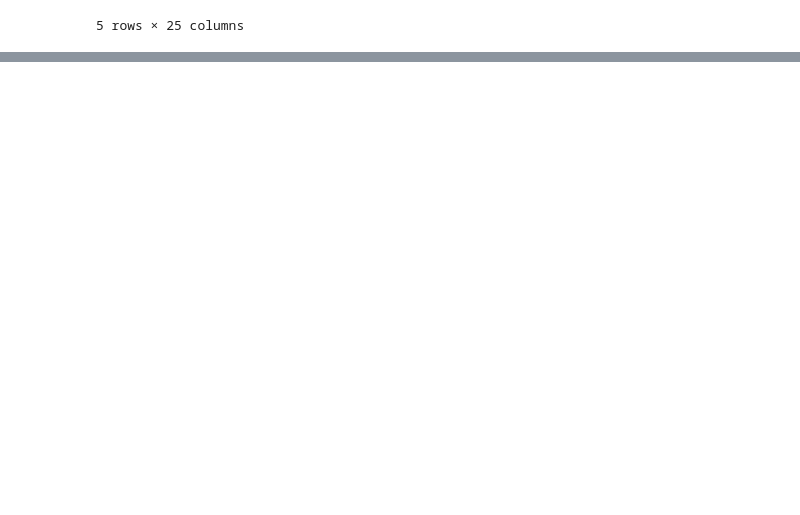
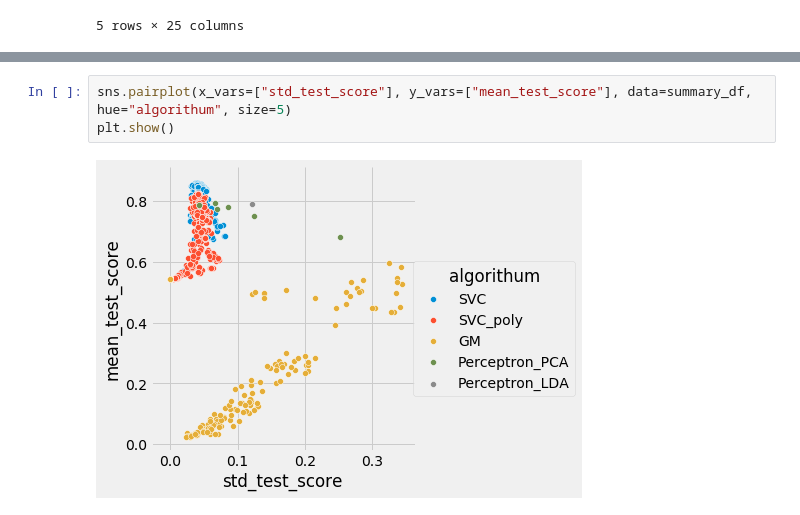
Before and after one commit to TychonautVII/heart_disease_dm, a Jupyter notebook: heart_disease/playground.ipynb, the cells around one changed output, grey strips where cells are left out. Cells and saved outputs as stored; diff of their text form; blank space fills up the shorter version.

```diff
--- a/heart_disease/playground.ipynb
+++ b/heart_disease/playground.ipynb
@@ -68,0 +113,5 @@ Index(['age', 'trestbps', 'chol', 'thalach', 'oldpeak', 'sex', 'fbs', 'exang',
+# %%
+sns.pairplot(x_vars=["std_test_score"], y_vars=["mean_test_score"], data=summary_df, hue="algorithum", size=5)
+plt.show()
+# %% [output]
+[figure, added]
```
Also changed, not shown: parts of 19 cells of this notebook, 2 other files.
